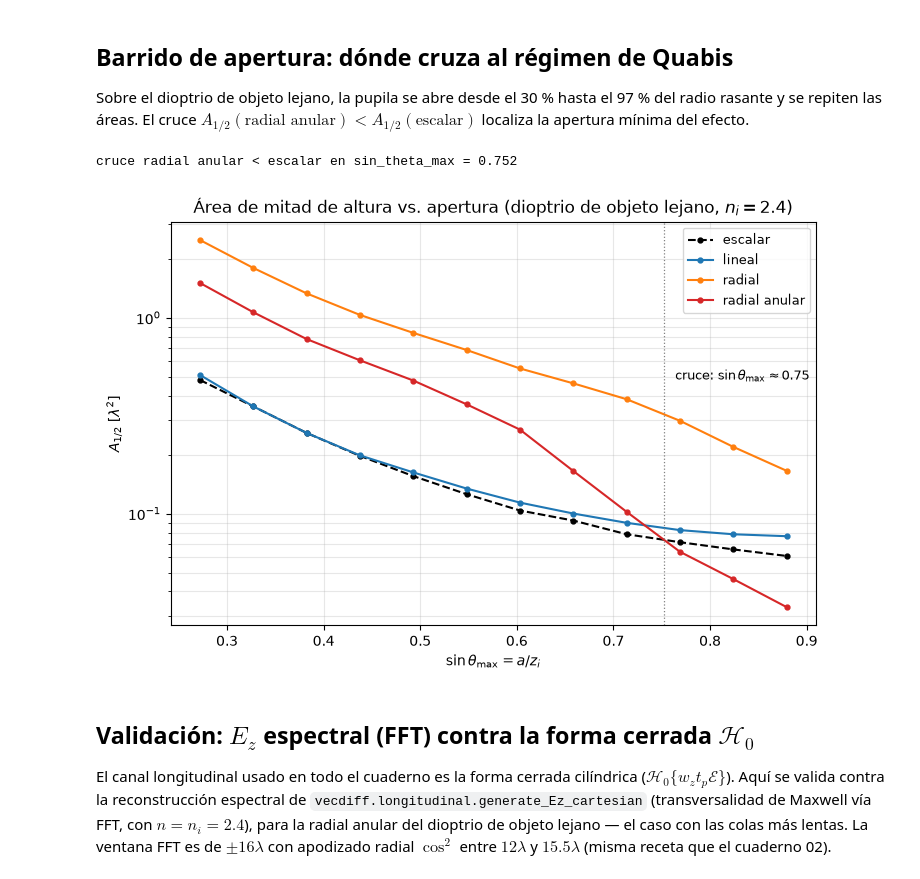
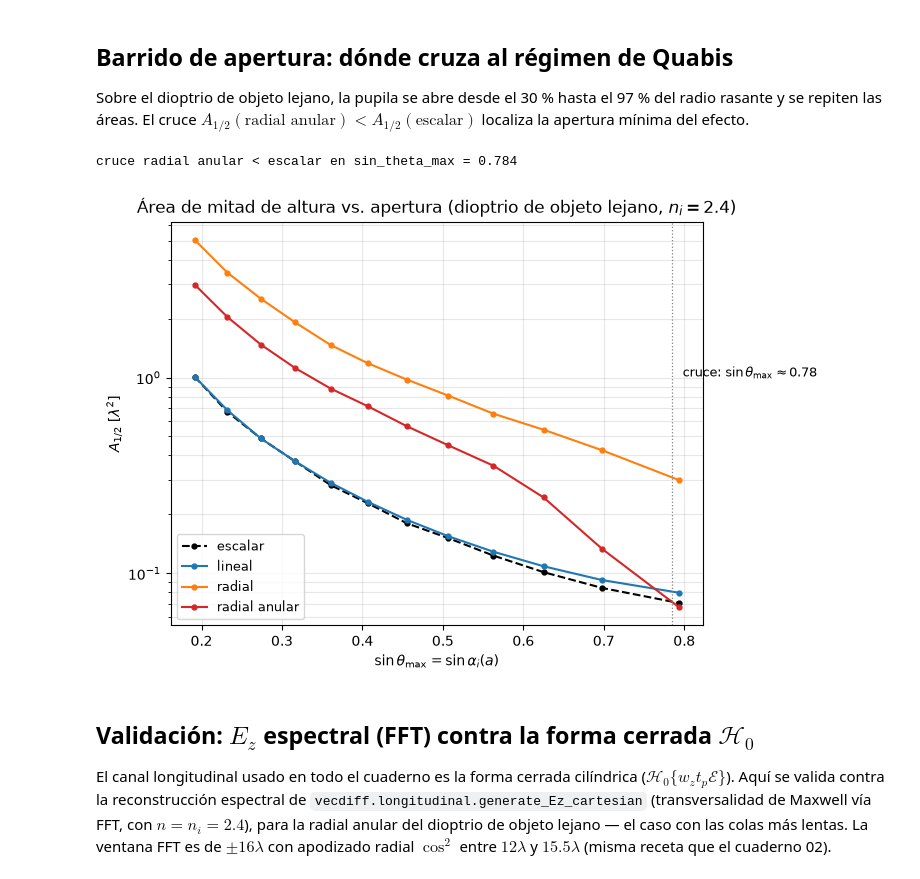
Before and after one commit to blancusjh/vecdiff, a Jupyter notebook: docs/notebooks/tighter_spot/03_quabis_dioptrio.ipynb, the cells around one changed output. Drawn from its saved outputs; the diff is of its cells as text; code cells hidden in the pictures.

```diff
--- a/docs/notebooks/tighter_spot/03_quabis_dioptrio.ipynb
+++ b/docs/notebooks/tighter_spot/03_quabis_dioptrio.ipynb
@@ -161,10 +161,11 @@ def build_system(ni, z0, a_frac=0.97, n_r=1400, s_max=3.0, n_q=1500):
     radial = np.ones_like(v)
     anular = (v >= 0.9).astype(float)
     case["ell_radial"], case["ell_anular"] = radial, anular
-    case["Hr_radial"] = st.hankel_matrix(1, r, tp * radial, q)
-    case["Hz_radial"] = st.hankel_matrix(0, r, wz * tp * radial, q)
-    case["Hr_anular"] = st.hankel_matrix(1, r, tp * anular, q)
-    case["Hz_anular"] = st.hankel_matrix(0, r, wz * tp * anular, q)
+    u = case["u"]
+    case["Hr_radial"] = st.hankel_matrix(1, u, tp * radial, q)
+    case["Hz_radial"] = st.hankel_matrix(0, u, wz * tp * radial, q)
+    case["Hr_anular"] = st.hankel_matrix(1, u, tp * anular, q)
+    case["Hz_anular"] = st.hankel_matrix(0, u, wz * tp * anular, q)
     return case
 
 
@@ -173,7 +174,7 @@ sistemas = {
     "objeto lejano ($z_0=-50$ mm)": build_system(2.4, -50.0),
 }
 for name, sys_ in sistemas.items():
-    sin_max = sys_["a"] / sys_["zi"]
+    sin_max = sys_["u"][-1] / abs(sys_["zi"])
     print(f"{name:32s}: a = {sys_['a']:.3f} mm, sin_theta_max = {sin_max:.3f}, "
           f"NA en el medio = {sys_['ni'] * sin_max:.2f}, "
           f"t_p(borde) = {sys_['tp'][-1]:.3f}")
@@ -371,37 +372,37 @@ fracs = np.linspace(0.30, 0.97, 12)
 barrido = []
 for f in fracs:
     cs = build_system(2.4, -50.0, a_frac=f, n_r=800, s_max=3.5 / f, n_q=1000)
     A = half_areas(cs)
-    A["sin_max"] = cs["a"] / cs["zi"]
+    A["sin_max"] = cs["u"][-1] / abs(cs["zi"])
     barrido.append(A)
 
 sin_max = np.array([b["sin_max"] for b in barrido])
 get = lambda k: np.array([b[k] for b in barrido])
 
 log_ratio = np.log(get("radial anular") / get("escalar"))
 cruce = float(np.interp(0.0, log_ratio[::-1], sin_max[::-1]))
 print(f"cruce radial anular < escalar en sin_theta_max = {cruce:.3f}")
 
 fig, ax = plt.subplots(figsize=(7.2, 4.8), constrained_layout=True)
 for name in ("escalar", "lineal", "radial", "radial anular"):
     color, ls = ESTILO[name]
     ax.semilogy(sin_max, get(name), color=color, ls=ls, marker="o", ms=3.5,
                 label=name)
 ax.axvline(cruce, color="0.5", lw=0.9, ls=":")
 ax.annotate(rf"cruce: $\sin\theta_{{\max}}\approx {cruce:.2f}$",
             (cruce, get("escalar")[0]), textcoords="offset points",
             xytext=(8, 0), fontsize=9)
-ax.set(xlabel=r"$\sin\theta_{\max} = a/z_i$",
+ax.set(xlabel=r"$\sin\theta_{\max} = \sin\alpha_i(a)$",
        ylabel=r"$A_{1/2}$ [$\lambda^2$]",
        title="Área de mitad de altura vs. apertura "
              r"(dioptrio de objeto lejano, $n_i=2.4$)")
 ax.grid(alpha=0.3, which="both")
 ax.legend(fontsize=9)
 fig.savefig(out_dir / "03_barrido_apertura.png", dpi=200)
 plt.show()
 # %% [output]
-cruce radial anular < escalar en sin_theta_max = 0.752
+cruce radial anular < escalar en sin_theta_max = 0.784
-[figure, old version]
+[figure, new version]
 # %% [markdown]
 ## Validación: $E_z$ espectral (FFT) contra la forma cerrada $\mathscr H_0$
 
```
Also changed, not shown: parts of 9 cells of this notebook, 7 other files.
